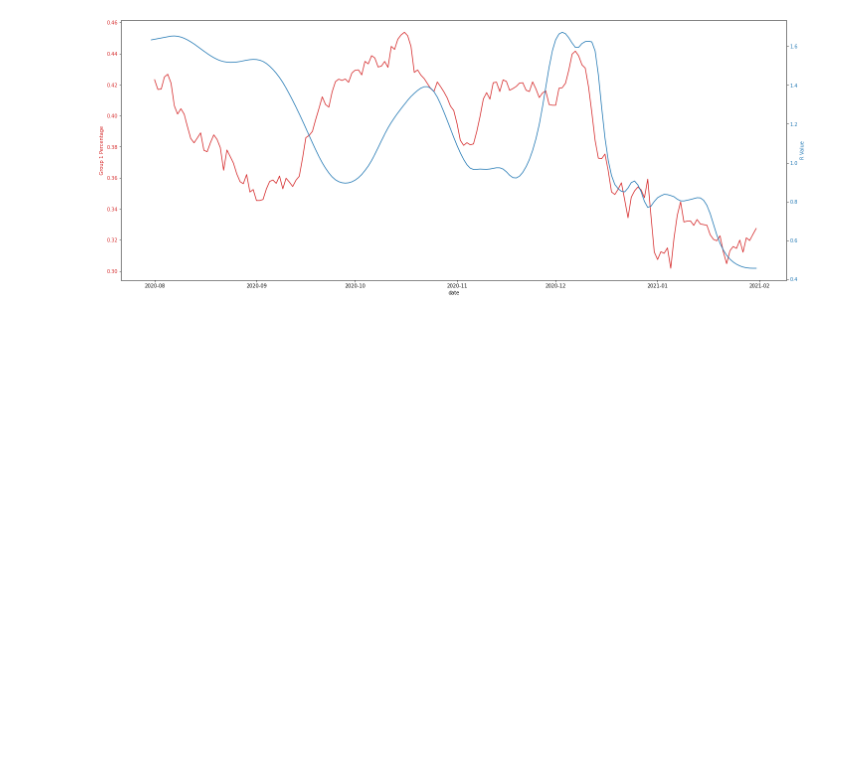
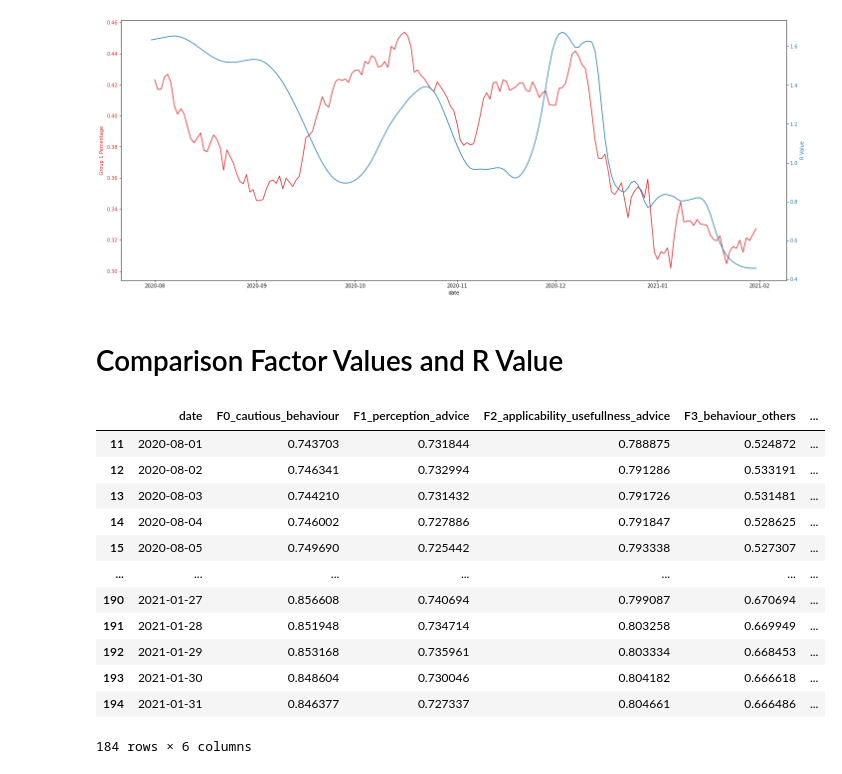
Before and after one commit to anuarsantoyo/master-thesis, a Jupyter notebook: clustering/comparison_rvalue.ipynb, the cells around one changed output. Cells and saved outputs as stored; diff of their text form; code cells hidden in the pictures; blank space fills up the shorter version.

```diff
--- a/clustering/comparison_rvalue.ipynb
+++ b/clustering/comparison_rvalue.ipynb
@@ -107,3 +109,23 @@ fig.tight_layout()  # otherwise the right y-label is slightly clipped
 plt.show()
 # %% [output]
 [figure]
+# %% [markdown]
+# Comparison Factor Values and R Value
+# %%
+df_factor = df.groupby('date').mean().rolling(7).mean()[factor_cols].reset_index()
+df_factor = df_factor[df_factor.date >= start_train]
+df_factor
+# %% [output]
+|  | date | F0_cautious_behaviour | F1_perception_advice | F2_applicability_usefullness_advice | F3_behaviour_others | ... |
+| 11 | 2020-08-01 | 0.743703 | 0.731844 | 0.788875 | 0.524872 | ... |
+| 12 | 2020-08-02 | 0.746341 | 0.732994 | 0.791286 | 0.533191 | ... |
+| 13 | 2020-08-03 | 0.744210 | 0.731432 | 0.791726 | 0.531481 | ... |
+| 14 | 2020-08-04 | 0.746002 | 0.727886 | 0.791847 | 0.528625 | ... |
+| 15 | 2020-08-05 | 0.749690 | 0.725442 | 0.793338 | 0.527307 | ... |
+| ... | ... | ... | ... | ... | ... | ... |
+| 190 | 2021-01-27 | 0.856608 | 0.740694 | 0.799087 | 0.670694 | ... |
+| 191 | 2021-01-28 | 0.851948 | 0.734714 | 0.803258 | 0.669949 | ... |
+| 192 | 2021-01-29 | 0.853168 | 0.735961 | 0.803334 | 0.668453 | ... |
+| 193 | 2021-01-30 | 0.848604 | 0.730046 | 0.804182 | 0.666618 | ... |
+| 194 | 2021-01-31 | 0.846377 | 0.727337 | 0.804661 | 0.666486 | ... |
+184 rows × 6 columns
```
Also changed, not shown: parts of 3 cells of this notebook, 1 other file.
